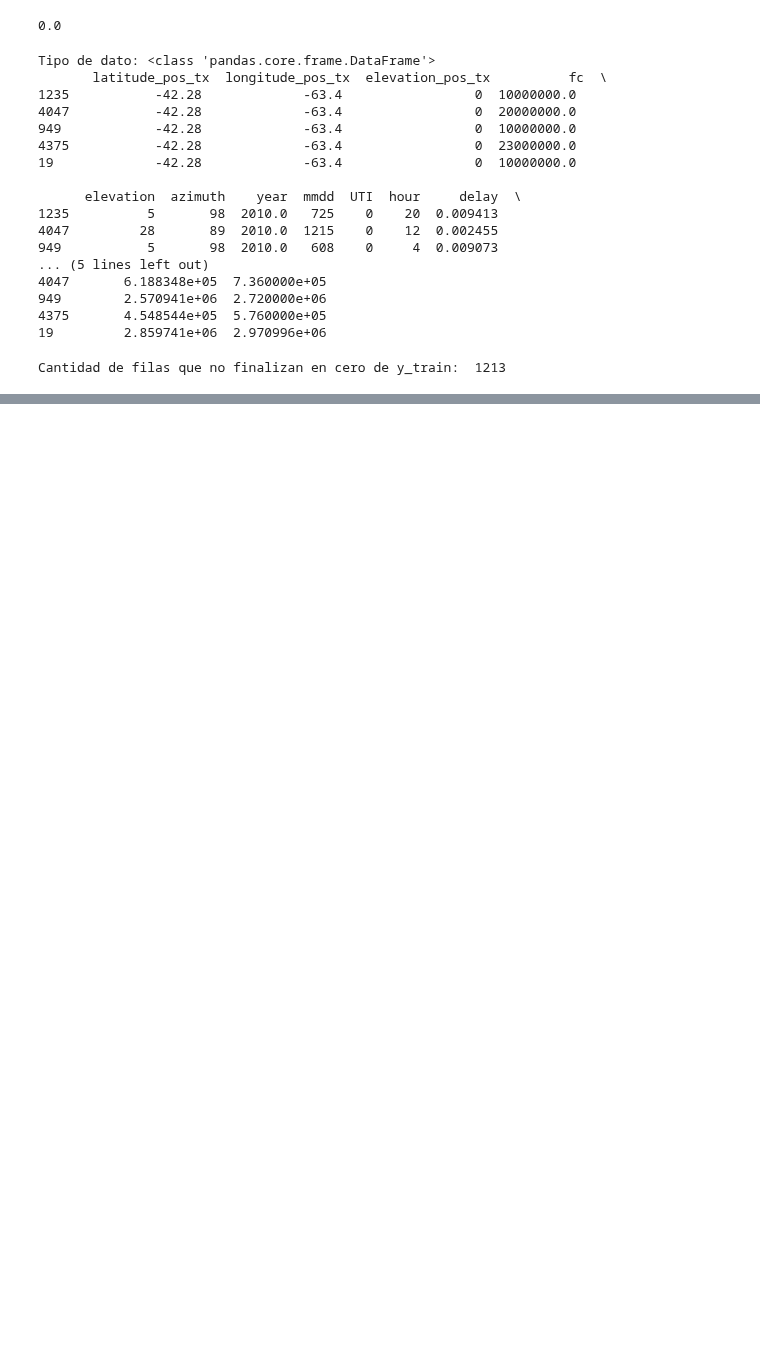
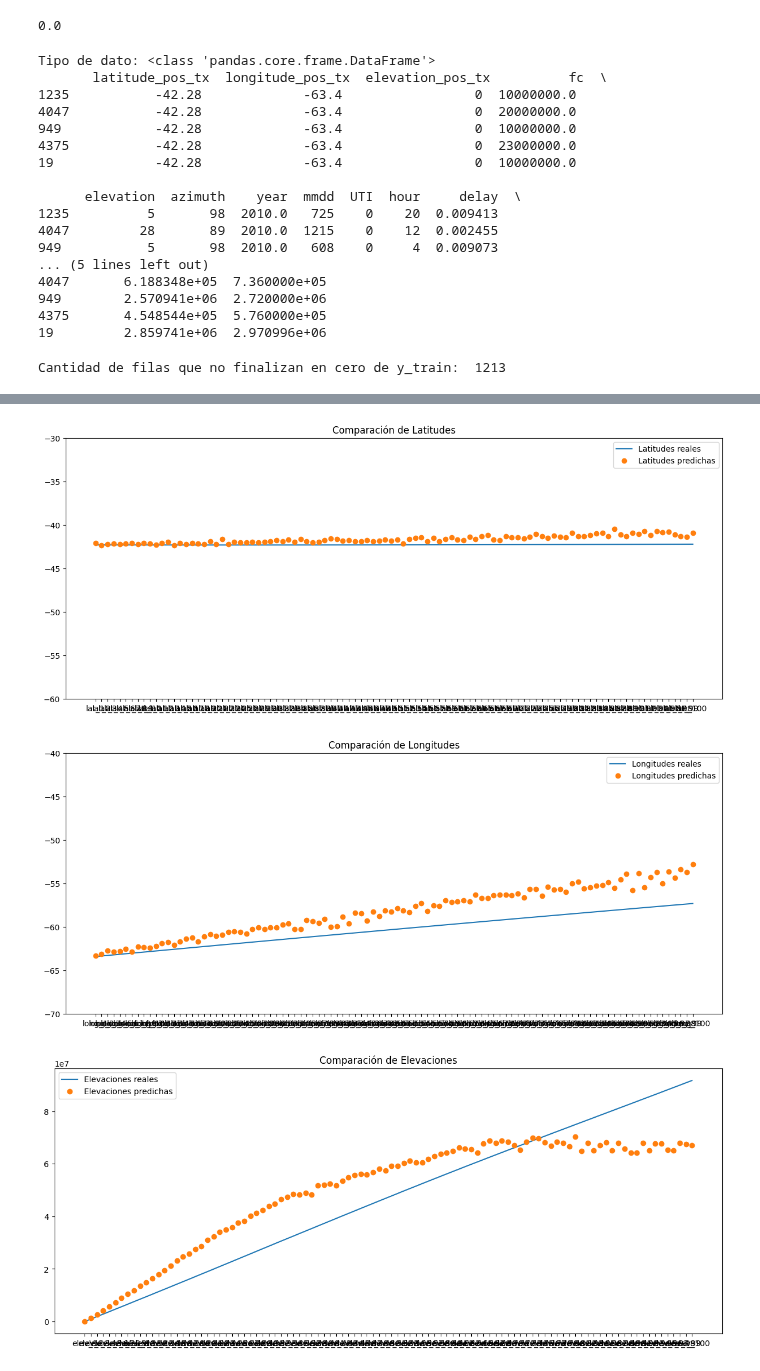
Before and after one commit to ValeFernando840/Ray-Tracing, a Jupyter notebook: Entrenamiento.ipynb, the cells around one changed output, grey strips where cells are left out. Cells and saved outputs as stored; diff of their text form; code cells hidden in the pictures; blank space fills up the shorter version.

```diff
--- a/Entrenamiento.ipynb
+++ b/Entrenamiento.ipynb
@@ -175,0 +335,49 @@ máximos en el test: 0.9997916149046734
+# %%
+import matplotlib.pyplot as plt
+
+idx = 0  # Elegir una muestra para comparar
+
+# Predicción de una muestra
+y_pred = autoencoder.predict(np.expand_dims(x_test.iloc[idx], axis=0))
+
+# Valores reales de esa muestra
+y_true = y_test.iloc[idx]
+
+# Separar latitudes, longitudes y elevaciones
+y_true_latitudes = y_true[:100]      # Primeras 100 columnas son latitudes
+y_true_longitudes = y_true[100:200]  # Columnas 101 a 200 son longitudes
+y_true_elevations = y_true[200:300]  # Últimas 100 columnas son elevaciones
+
+y_pred_latitudes = y_pred[0, :100]      # Primeras 100 columnas predichas
+y_pred_longitudes = y_pred[0, 100:200]  # Columnas 101 a 200 predichas
+y_pred_elevations = y_pred[0, 200:300]  # Últimas 100 columnas predichas
+
+# Graficar las predicciones contra los valores reales
+
+# Latitudes
+plt.figure(figsize=(15, 6))
+plt.plot(y_true_latitudes, label='Latitudes reales')
+plt.plot(y_pred_latitudes, label='Latitudes predichas', linestyle = 'None',marker='o')
+plt.title('Comparación de Latitudes')
+plt.ylim(-60,-30)
+plt.legend()
+plt.show()
+
+# Longitudes
+plt.figure(figsize=(15, 6))
+plt.plot(y_true_longitudes, label='Longitudes reales')
+plt.plot(y_pred_longitudes, label='Longitudes predichas', linestyle = 'None',marker='o') #linestyl e= dashed
+plt.title('Comparación de Longitudes')
+plt.ylim(-70,-40)
+plt.legend()
+plt.show()
+
+# Elevaciones
+plt.figure(figsize=(15, 6))
+plt.plot(k*y_true_elevations, label='Elevaciones reales')
+plt.plot(k*y_pred_elevations, label='Elevaciones predichas', linestyle = 'None',marker='o')
+plt.ylim()
+plt.title('Comparación de Elevaciones')
+plt.legend()
+plt.show()
+# %% [output]
@@ -175,0 +385,3 @@ máximos en el test: 0.9997916149046734
+[figure, added]
+[figure, added]
+[figure, added]
```
Also changed, not shown: parts of 27 cells of this notebook, 11 other files.
